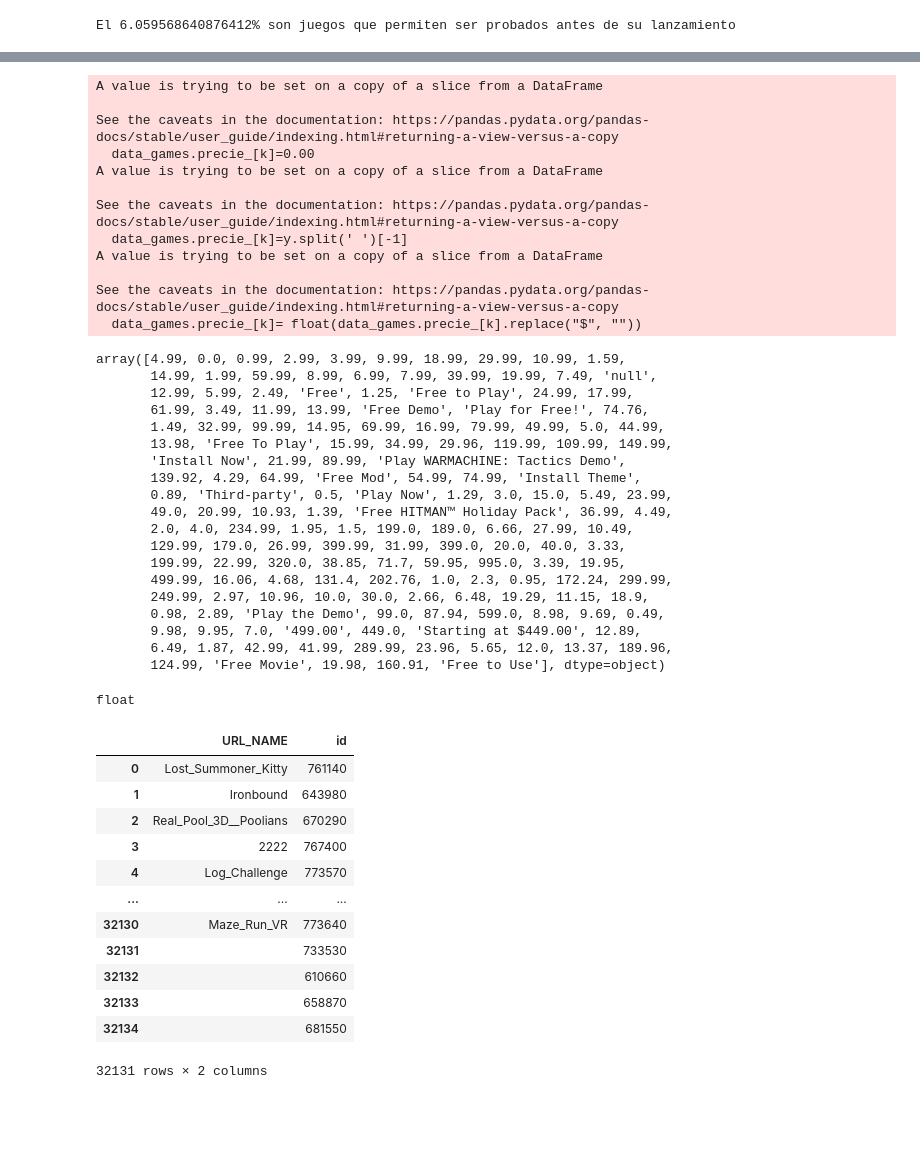
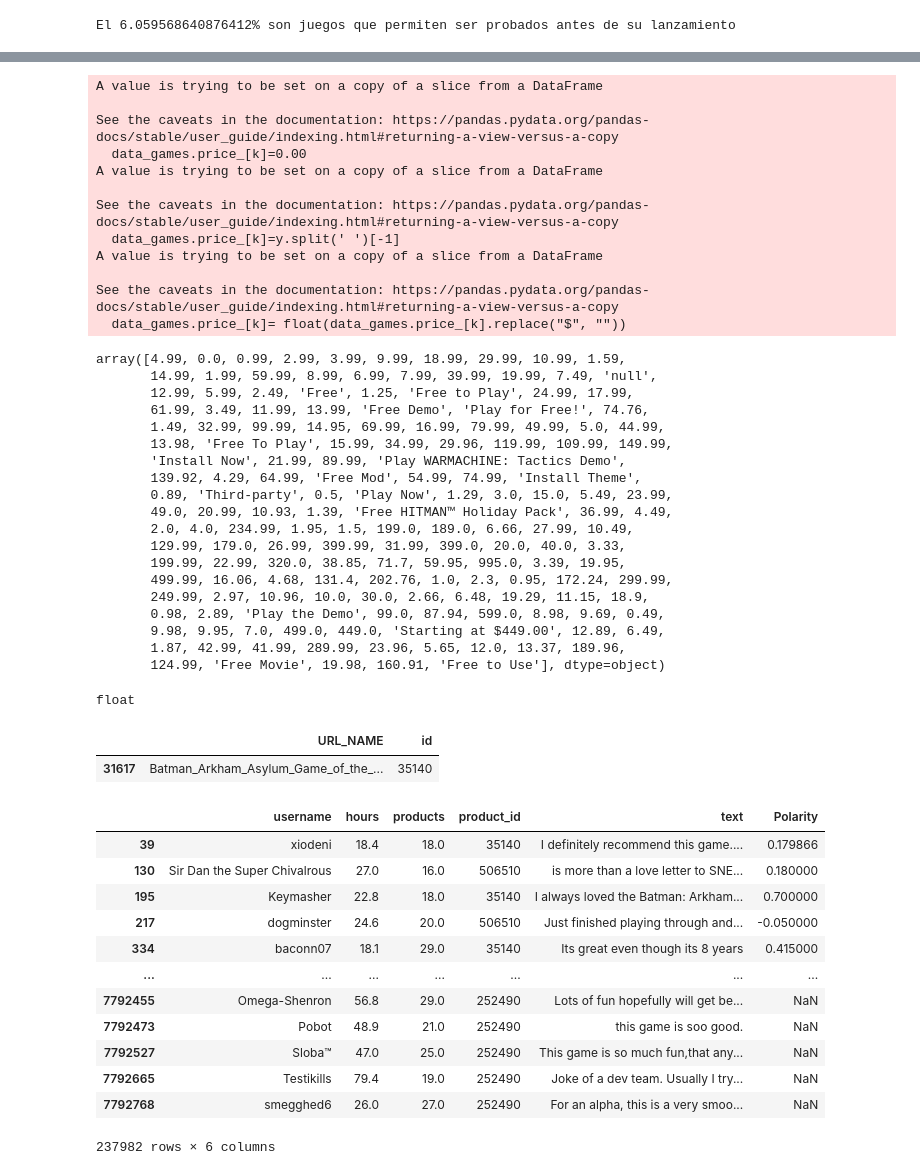
Before and after one commit to franpossetto/acamica-ds-spr3, a Jupyter notebook: Data_pre-proccesing_2.ipynb, the cells around one changed output, grey strips where cells are left out. Drawn from its saved outputs; the diff is of its cells as text; code cells hidden in the pictures; blank space fills up the shorter version.

Commit message:
complete analysis, export file, and add textBlub to get polarity

```diff
--- a/Data_pre-proccesing_2.ipynb
+++ b/Data_pre-proccesing_2.ipynb
@@ -375,8 +413,8 @@ data_games["URL_NAME"] = ""
 k=0
 m = 5
 for i in url_splited:
-    data_games["URL_NAME"][k] = i[m]
-    resultados.append(i[m])
+    data_games["URL_NAME"].iloc[k] = i[m]
+    resultados.append(i[5])
     k=k+1
 k=0
 # %% [output]
@@ -387,2 +445,2 @@ See the caveats in the documentation: https://pandas.pydata.org/pandas-docs/stab
 # %%
-data_games.drop(['title'],inplace=True,axis=1)
+##data_games.drop(['title'],inplace=True,axis=1)
@@ -394,5 +457,5 @@ El 6.059568640876412% son juegos que permiten ser probados antes de su lanzamien
 # %%
 data_games['price'].fillna('null',inplace=True)
 # %%
-data_games['prece_']=data_games['price']
+data_games['price_']=data_games['price']
 # %%
@@ -413,28 +476,28 @@ Name: prece_, Length: 32131, dtype: object
 # %%
 k=0
-for y in data_games.precie_:
+for y in data_games.price_:
     if(isinstance(y, str)):
         if (y.find('Starting')!=-1):
-            data_games.precie_[k]=y.split(' ')[-1]
-            data_games.precie_[k]= float(data_games.precie_[k].replace("$", ""))
+            data_games.price_[k]=y.split(' ')[-1]
+            data_games.price_[k]= float(data_games.price_[k].replace("$", ""))
         else:
-            data_games.precie_[k]=0.00
+            data_games.price_[k]=0.00
     k=k+1
 # %% [output]
 A value is trying to be set on a copy of a slice from a DataFrame
 
 See the caveats in the documentation: https://pandas.pydata.org/pandas-docs/stable/user_guide/indexing.html#returning-a-view-versus-a-copy
-  data_games.precie_[k]=0.00
+  data_games.price_[k]=0.00
 A value is trying to be set on a copy of a slice from a DataFrame
 
 See the caveats in the documentation: https://pandas.pydata.org/pandas-docs/stable/user_guide/indexing.html#returning-a-view-versus-a-copy
-  data_games.precie_[k]=y.split(' ')[-1]
+  data_games.price_[k]=y.split(' ')[-1]
 A value is trying to be set on a copy of a slice from a DataFrame
 
 See the caveats in the documentation: https://pandas.pydata.org/pandas-docs/stable/user_guide/indexing.html#returning-a-view-versus-a-copy
-  data_games.precie_[k]= float(data_games.precie_[k].replace("$", ""))
+  data_games.price_[k]= float(data_games.price_[k].replace("$", ""))
 # %%
-data_games.precie_.unique()
+data_games.price_.unique()
 # %% [output]
 array([4.99, 0.0, 0.99, 2.99, 3.99, 9.99, 18.99, 29.99, 10.99, 1.59,
        14.99, 1.99, 59.99, 8.99, 6.99, 7.99, 39.99, 19.99, 7.49, 'null',
@@ -452,8 +515,8 @@ array([4.99, 0.0, 0.99, 2.99, 3.99, 9.99, 18.99, 29.99, 10.99, 1.59,
        499.99, 16.06, 4.68, 131.4, 202.76, 1.0, 2.3, 0.95, 172.24, 299.99,
        249.99, 2.97, 10.96, 10.0, 30.0, 2.66, 6.48, 19.29, 11.15, 18.9,
        0.98, 2.89, 'Play the Demo', 99.0, 87.94, 599.0, 8.98, 9.69, 0.49,
-       9.98, 9.95, 7.0, '499.00', 449.0, 'Starting at $449.00', 12.89,
-       6.49, 1.87, 42.99, 41.99, 289.99, 23.96, 5.65, 12.0, 13.37, 189.96,
+       9.98, 9.95, 7.0, 499.0, 449.0, 'Starting at $449.00', 12.89, 6.49,
+       1.87, 42.99, 41.99, 289.99, 23.96, 5.65, 12.0, 13.37, 189.96,
        124.99, 'Free Movie', 19.98, 160.91, 'Free to Use'], dtype=object)
 # %%
 data_games2=data_games.loc[:,['URL_NAME','id']]
@@ -467,18 +530,23 @@ float
 # %%
 data_games2.id=pd.to_numeric(data_games2.id,downcast='integer')
 # %%
-data_games2
+data_games2[data_games2.id==35140]
 # %% [output]
 |  | URL_NAME | id |
-| 0 | Lost_Summoner_Kitty | 761140 |
-| 1 | Ironbound | 643980 |
-| 2 | Real_Pool_3D__Poolians | 670290 |
-| 3 | 2222 | 767400 |
-| 4 | Log_Challenge | 773570 |
-| ... | ... | ... |
-| 32130 | Maze_Run_VR | 773640 |
-| 32131 |  | 733530 |
-| 32132 |  | 610660 |
-| 32133 |  | 658870 |
-| 32134 |  | 681550 |
+| 31617 | Batman_Arkham_Asylum_Game_of_the_... | 35140 |
-32131 rows × 2 columns
+# %%
+data_reviews4
+# %% [output]
+|  | username | hours | products | product_id | text | Polarity |
+| 39 | xiodeni | 18.4 | 18.0 | 35140 | I definitely recommend this game.... | 0.179866 |
+| 130 | Sir Dan the Super Chivalrous | 27.0 | 16.0 | 506510 | is more than a love letter to SNE... | 0.180000 |
+| 195 | Keymasher | 22.8 | 18.0 | 35140 | I always loved the Batman: Arkham... | 0.700000 |
+| 217 | dogminster | 24.6 | 20.0 | 506510 | Just finished playing through and... | -0.050000 |
+| 334 | baconn07 | 18.1 | 29.0 | 35140 | Its great even though its 8 years | 0.415000 |
+| ... | ... | ... | ... | ... | ... | ... |
+| 7792455 | Omega-Shenron | 56.8 | 29.0 | 252490 | Lots of fun hopefully will get be... | NaN |
+| 7792473 | Pobot | 48.9 | 21.0 | 252490 | this game is soo good. | NaN |
+| 7792527 | Sloba™ | 47.0 | 25.0 | 252490 | This game is so much fun,that any... | NaN |
+| 7792665 | Testikills | 79.4 | 19.0 | 252490 | Joke of a dev team. Usually I try... | NaN |
+| 7792768 | smegghed6 | 26.0 | 27.0 | 252490 | For an alpha, this is a very smoo... | NaN |
+237982 rows × 6 columns
```
Also changed, not shown: parts of 25 cells of this notebook.
